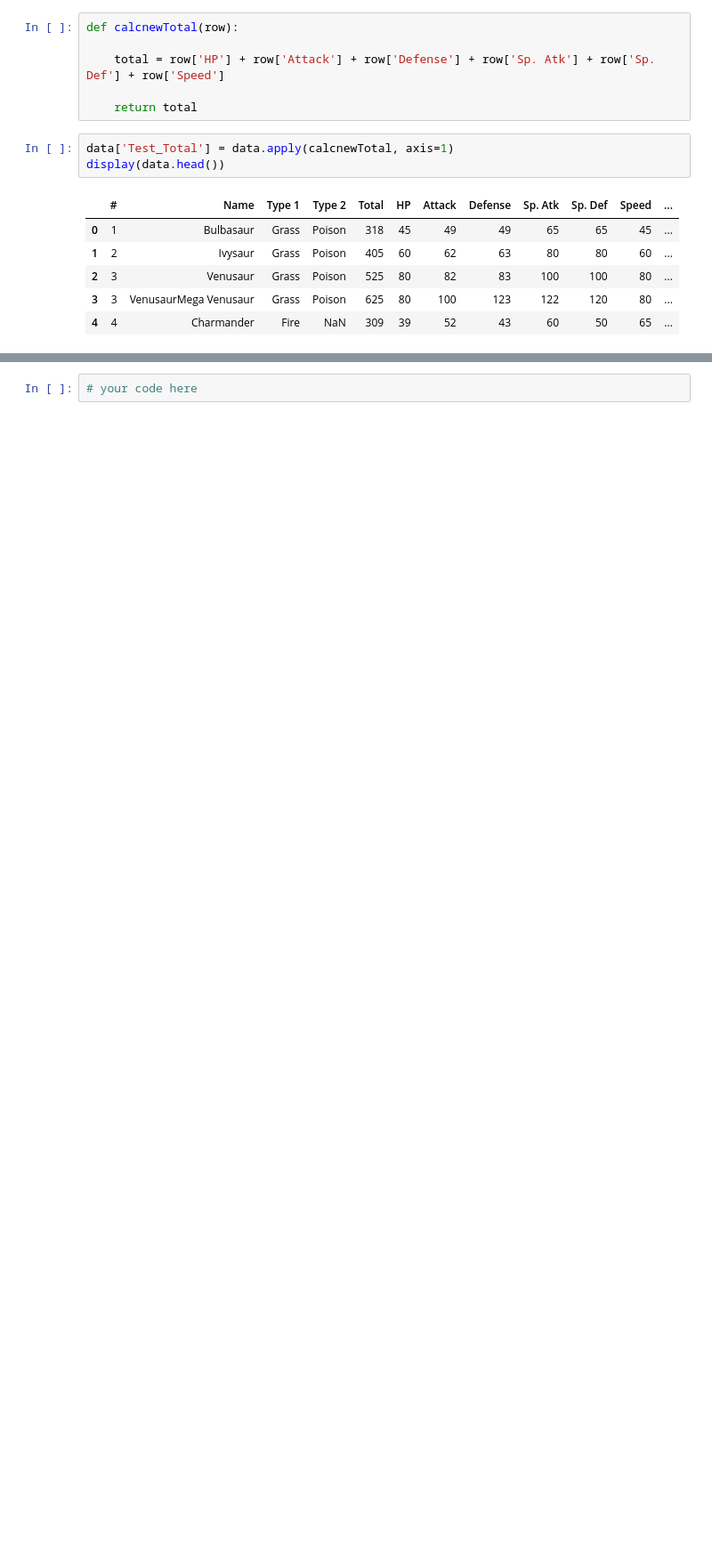
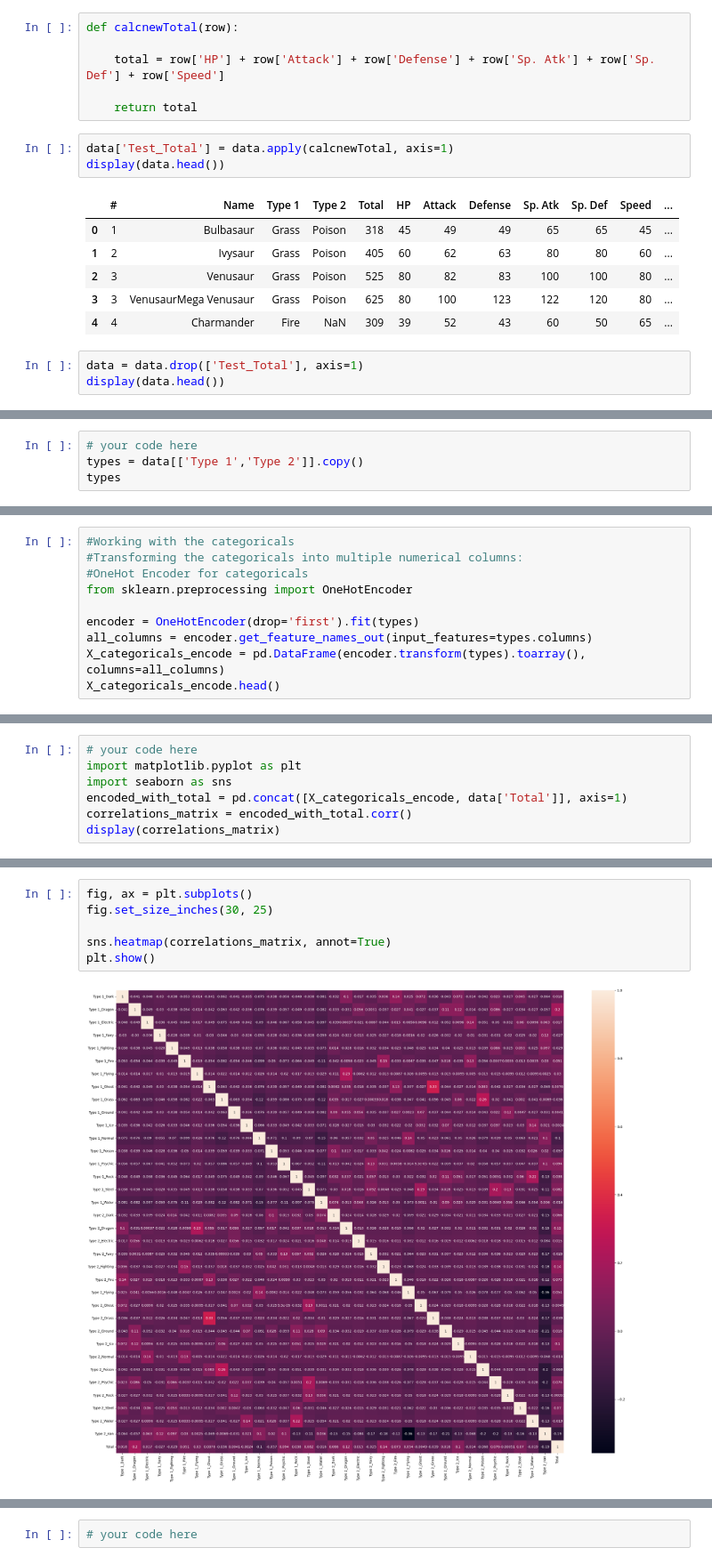
Before and after one commit to Adyto23/lab-dataframe-calculations, a Jupyter notebook: your-code/challenge-2.ipynb, the cells around one changed output, grey strips where cells are left out. Shown at 89% size. Drawn from its saved outputs; the diff is of its cells as text; blank space fills up the shorter version.

```diff
--- a/your-code/challenge-2.ipynb
+++ b/your-code/challenge-2.ipynb
@@ -66,3 +66,6 @@ display(data.head())
 | 2 | 3 | Venusaur | Grass | Poison | 525 | 80 | 82 | 83 | 100 | 100 | 80 | ... |
 | 3 | 3 | VenusaurMega Venusaur | Grass | Poison | 625 | 80 | 100 | 123 | 122 | 120 | 80 | ... |
 | 4 | 4 | Charmander | Fire | NaN | 309 | 39 | 52 | 43 | 60 | 50 | 65 | ... |
+# %%
+data = data.drop(['Test_Total'], axis=1)
+display(data.head())
@@ -94,3 +104,7 @@ For instance, if a pokemon has `Type 1` as `Poison` and `Type 2` as `Fire`, then
 The new numerical variables you create should look like below:
 
 ![One Hot Encoding](../images/one-hot-encoding.png)
+# %%
+# your code here
+types = data[['Type 1','Type 2']].copy()
+types
@@ -96,0 +125,10 @@ The new numerical variables you create should look like below:
+# %%
+#Working with the categoricals
+#Transforming the categoricals into multiple numerical columns:
+#OneHot Encoder for categoricals
+from sklearn.preprocessing import OneHotEncoder
+
+encoder = OneHotEncoder(drop='first').fit(types)
+all_columns = encoder.get_feature_names_out(input_features=types.columns)
+X_categoricals_encode = pd.DataFrame(encoder.transform(types).toarray(), columns=all_columns)
+X_categoricals_encode.head()
@@ -96,0 +156,7 @@ The new numerical variables you create should look like below:
+# %%
+# your code here
+import matplotlib.pyplot as plt
+import seaborn as sns
+encoded_with_total = pd.concat([X_categoricals_encode, data['Total']], axis=1)
+correlations_matrix = encoded_with_total.corr()
+display(correlations_matrix)
@@ -96,0 +182,8 @@ The new numerical variables you create should look like below:
+# %%
+fig, ax = plt.subplots()
+fig.set_size_inches(30, 25)
+
+sns.heatmap(correlations_matrix, annot=True)
+plt.show()
+# %% [output]
+[figure, added]
```
Also changed, not shown: parts of 14 cells of this notebook, 2 other files.
